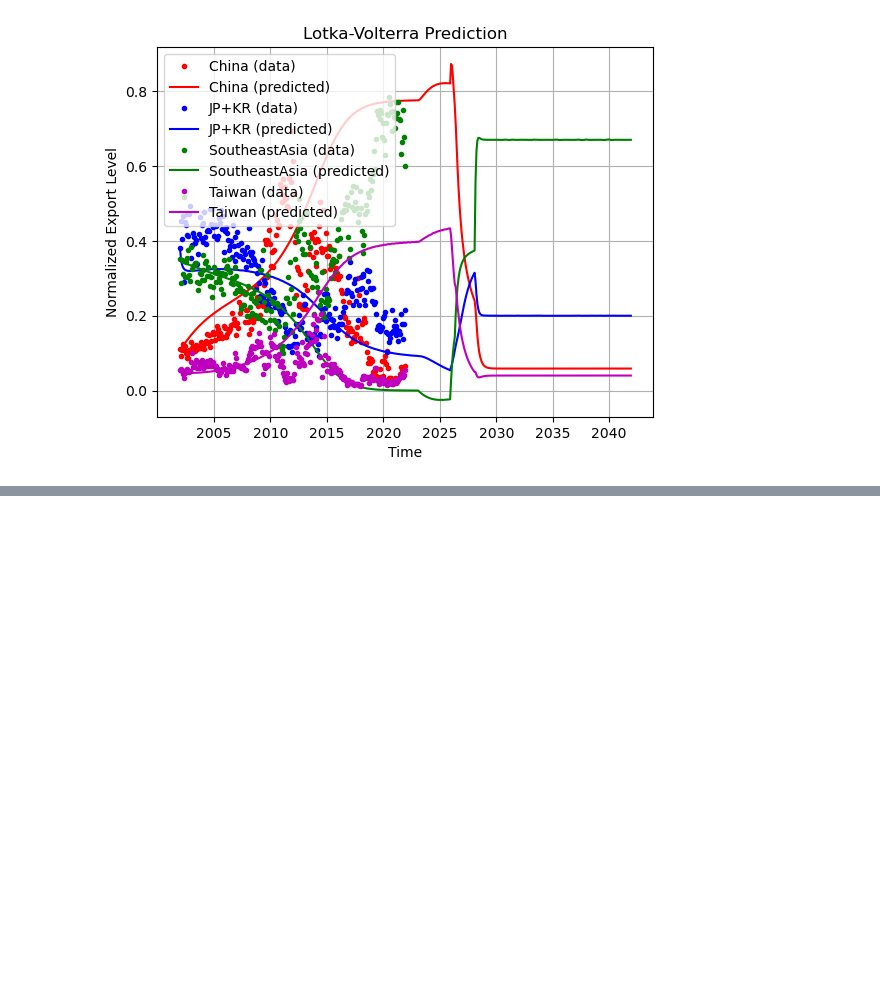
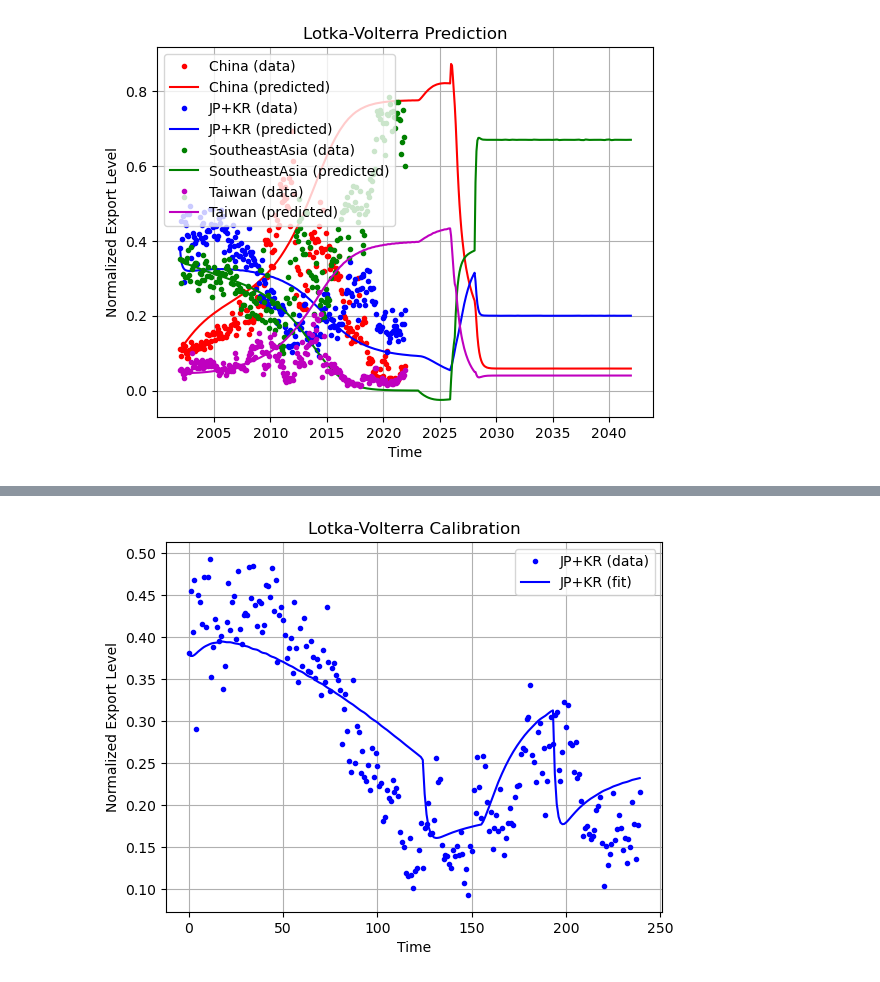
Before and after one commit to LeonardoPolverari/simulation_project, a Jupyter notebook: notebooks/Angius - Model for normalized values.ipynb, the cells around one changed output, grey strips where cells are left out. Cells and saved outputs as stored; diff of their text form; code cells hidden in the pictures; blank space fills up the shorter version.

```diff
--- a/notebooks/Angius - Model for normalized values.ipynb
+++ b/notebooks/Angius - Model for normalized values.ipynb
@@ -735,0 +993,11 @@ plt.show()
+# %%
+plt.plot(t_data, data[1], 'b.', label='JP+KR (data)')
+plt.plot(t_data, sol.y[1], 'b-', label='JP+KR (fit)')
+plt.legend()
+plt.xlabel('Time')
+plt.ylabel('Normalized Export Level')
+plt.title('Lotka-Volterra Calibration')
+plt.grid(True)
+plt.show()
+# %% [output]
+[figure, added]
```
Also changed, not shown: parts of 65 cells of this notebook.
